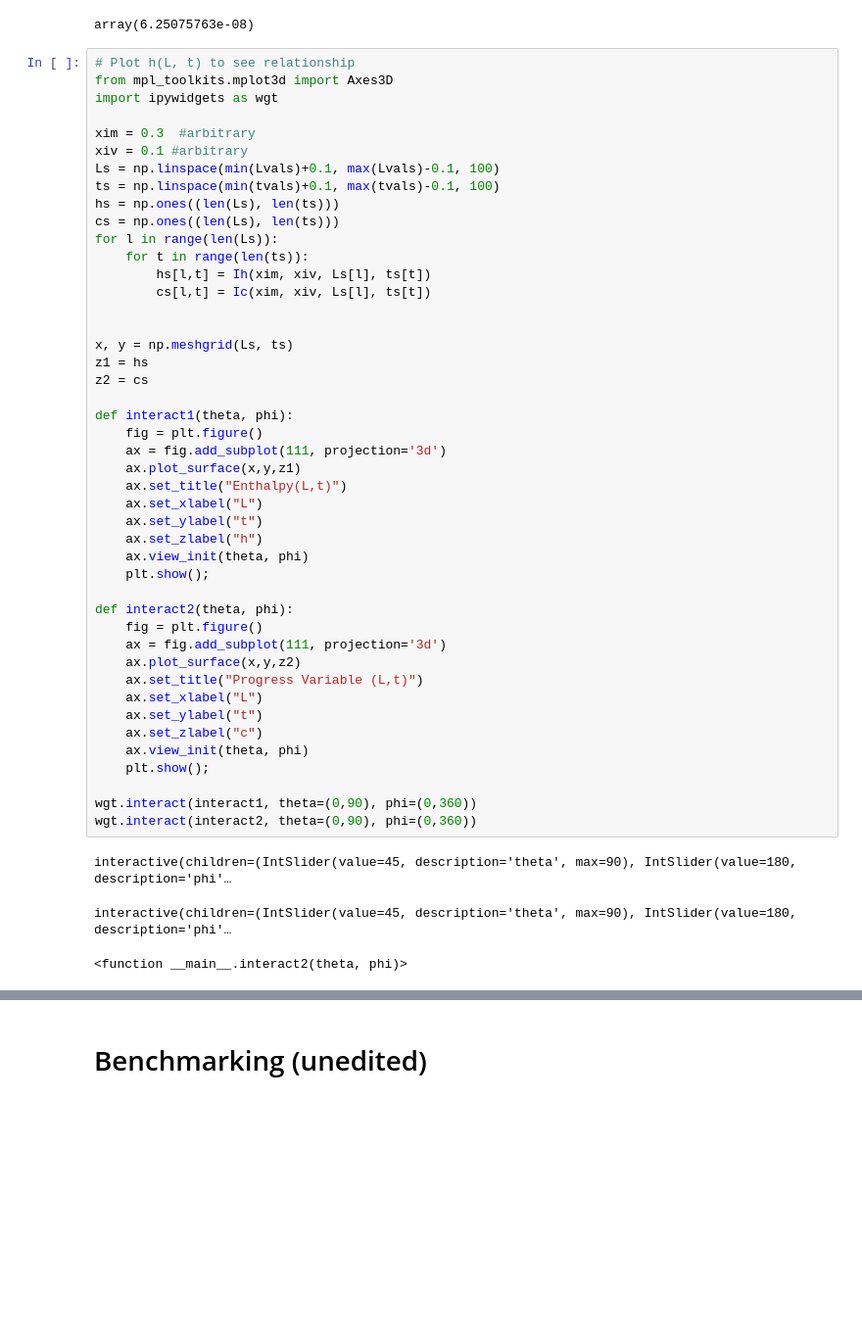
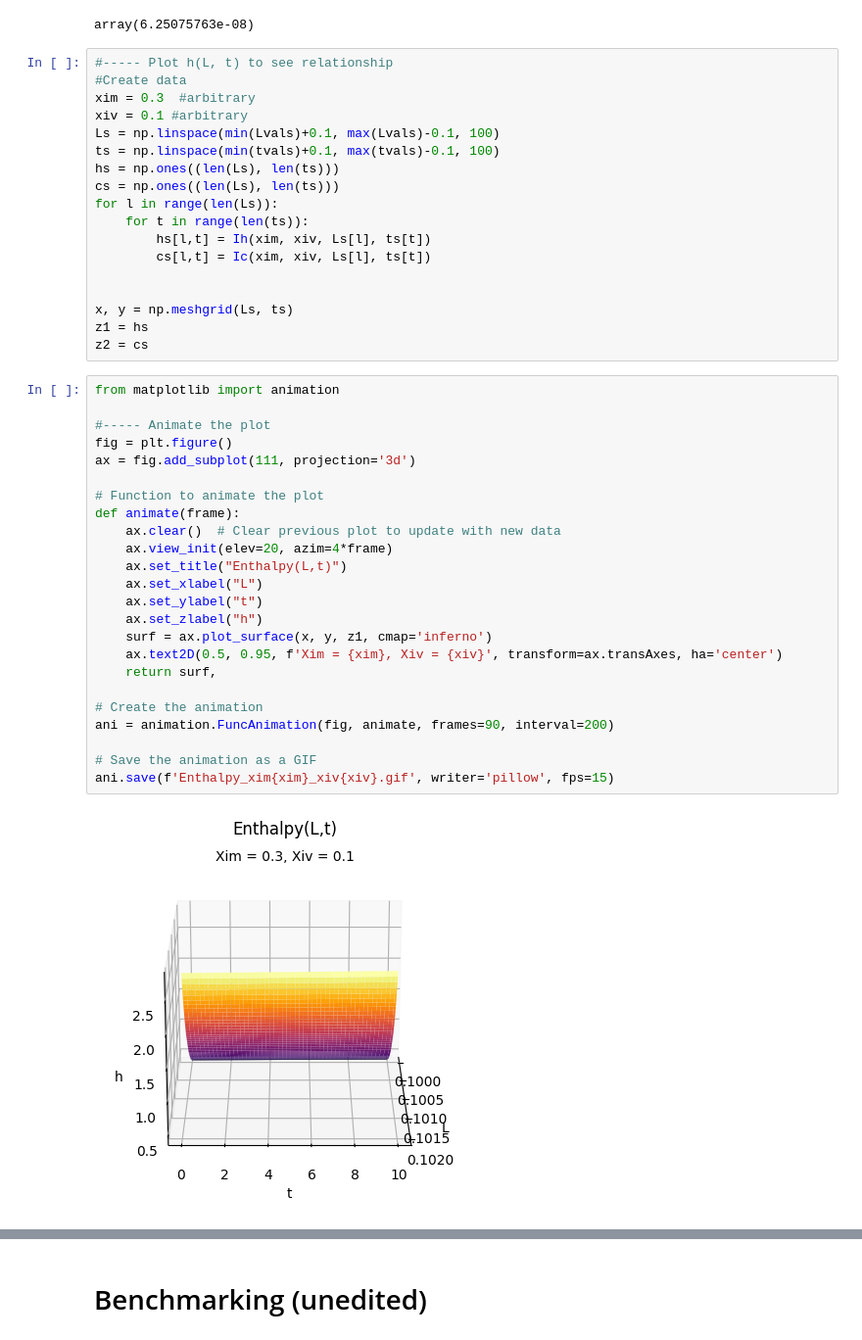
Before and after one commit to jwp91/TableMaker, a Jupyter notebook: flameTableMaker_LTindexing.ipynb, the cells around one changed output, grey strips where cells are left out. Shown at 98% size. Saved outputs shown, nothing was run; the diff lists cells and outputs as text; blank space fills up the shorter version.

Commit message:
Finished plotting and animating h(L,t) and c(L,t). Animations are saved as .gif

```diff
--- a/flameTableMaker_LTindexing.ipynb
+++ b/flameTableMaker_LTindexing.ipynb
@@ -425,10 +430,8 @@ c test:
 0.1840207972584528
 array(6.25075763e-08)
 # %%
-# Plot h(L, t) to see relationship
-from mpl_toolkits.mplot3d import Axes3D
-import ipywidgets as wgt
-
+#----- Plot h(L, t) to see relationship
+#Create data
 xim = 0.3  #arbitrary
 xiv = 0.1 #arbitrary
 Ls = np.linspace(min(Lvals)+0.1, max(Lvals)-0.1, 100)
@@ -444,32 +447,29 @@ for l in range(len(Ls)):
 x, y = np.meshgrid(Ls, ts)
 z1 = hs
 z2 = cs
-
-def interact1(theta, phi):
-    fig = plt.figure()
-    ax = fig.add_subplot(111, projection='3d')
-    ax.plot_surface(x,y,z1)
-    ax.set_title("Enthalpy(L,t)")
-    ax.set_xlabel("L")
-    ax.set_ylabel("t")
-    ax.set_zlabel("h")
-    ax.view_init(theta, phi)
-    plt.show();
-
-def interact2(theta, phi):
-    fig = plt.figure()
-    ax = fig.add_subplot(111, projection='3d')
-    ax.plot_surface(x,y,z2)
-    ax.set_title("Progress Variable (L,t)")
-    ax.set_xlabel("L")
-    ax.set_ylabel("t")
-    ax.set_zlabel("c")
-    ax.view_init(theta, phi)
-    plt.show();
-
-wgt.interact(interact1, theta=(0,90), phi=(0,360))
-wgt.interact(interact2, theta=(0,90), phi=(0,360))
-# %% [output]
-interactive(children=(IntSlider(value=45, description='theta', max=90), IntSlider(value=180, description='phi'…
-interactive(children=(IntSlider(value=45, description='theta', max=90), IntSlider(value=180, description='phi'…
-<function __main__.interact2(theta, phi)>
+# %%
+from matplotlib import animation
+
+#----- Animate the plot
+fig = plt.figure()
+ax = fig.add_subplot(111, projection='3d')
+
+# Function to animate the plot
+def animate(frame):
+    ax.clear()  # Clear previous plot to update with new data
+    ax.view_init(elev=20, azim=4*frame)
+    ax.set_title("Enthalpy(L,t)")
+    ax.set_xlabel("L")
+    ax.set_ylabel("t")
+    ax.set_zlabel("h")
+    surf = ax.plot_surface(x, y, z1, cmap='inferno')
+    ax.text2D(0.5, 0.95, f'Xim = {xim}, Xiv = {xiv}', transform=ax.transAxes, ha='center')
+    return surf,
+
+# Create the animation
+ani = animation.FuncAnimation(fig, animate, frames=90, interval=200)
+
+# Save the animation as a GIF
+ani.save(f'Enthalpy_xim{xim}_xiv{xiv}.gif', writer='pillow', fps=15)
+# %% [output]
+[figure, added]
```
Also changed, not shown: parts of 8 cells of this notebook, 3 other files.
